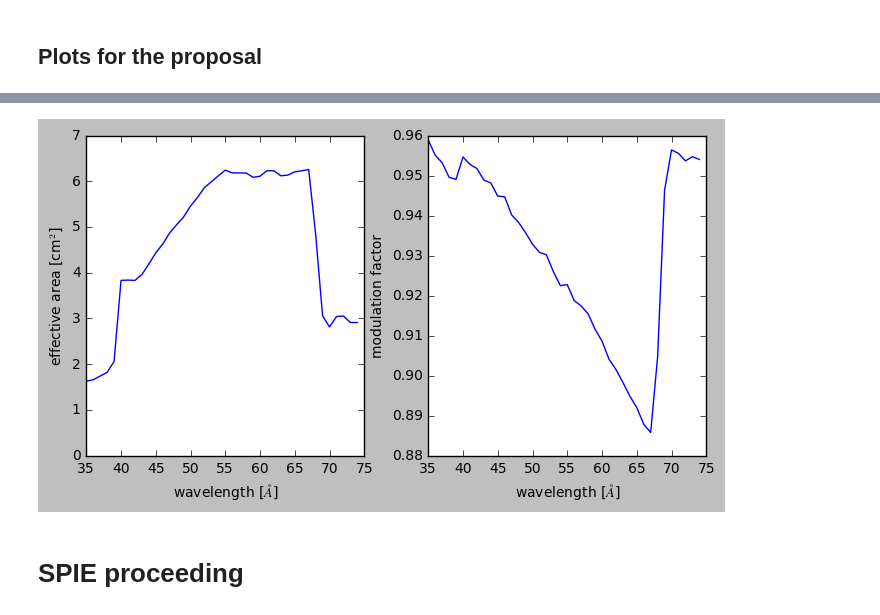
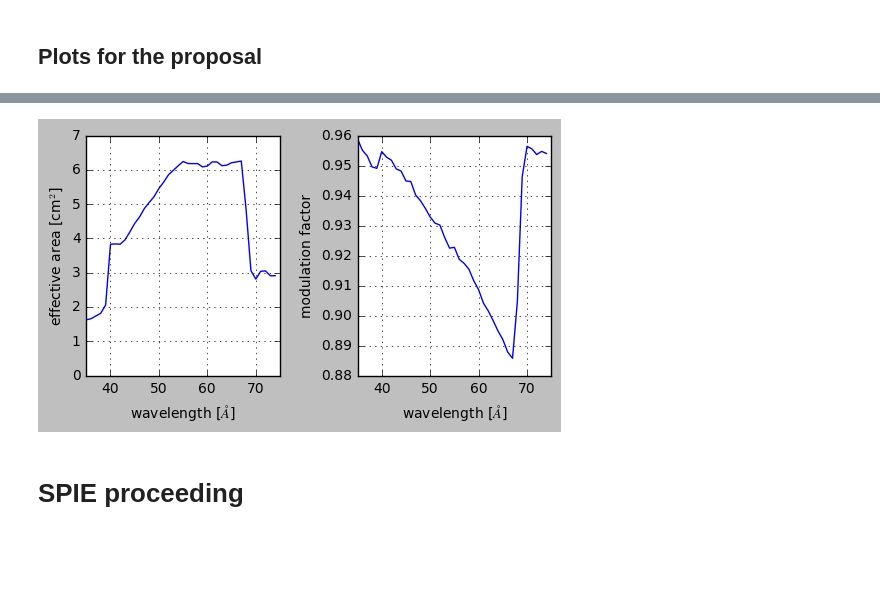
Before and after one commit to X-raypol/ray-trace, a Jupyter notebook: notebooks/REDSoXAeff.ipynb, the cells around one changed output, grey strips where cells are left out. Cells and saved outputs as stored; diff of their text form; code cells hidden in the pictures; blank space fills up the shorter version.

Commit message:
Update colors and SPIE plots

```diff
--- a/notebooks/REDSoXAeff.ipynb
+++ b/notebooks/REDSoXAeff.ipynb
@@ -258,25 +260,29 @@ with plt.style.context(astropy_mpl_style):
 # %%
 point_fixed = Table.read(os.path.join(datadir, 'aeff', 'deep.fits'))
 with plt.style.context('default'):
-    fig = plt.figure(figsize=(8,4))
+    fig = plt.figure(figsize=(6,3))
     ax1 = fig.add_subplot(121)
     for i in [1]:
         ax1.plot(wave, point_fixed[0]['Aeff'][:, 1:].sum(axis=1) * Ageom, label='CCD {}'.format(i))
     # ax1.legend()
     ax1.set_xlabel('wavelength [$\AA$]')
     ax1.set_ylabel('effective area [cm$^2$]')
     ax1.set_xlim([35, 75])
+    ax1.xaxis.set_major_locator( MaxNLocator(nbins=5) )
+    ax1.grid()
 
     ax2 = fig.add_subplot(122)
     ax2.plot(wave, -point_fixed[0]['modulation'][:, 1])
     ax2.set_xlabel('wavelength [$\AA$]')
     ax2.set_ylabel('modulation factor')
     ax2.set_xlim([35, 75])
+    ax2.xaxis.set_major_locator( MaxNLocator(nbins=5) )
+    ax2.grid()
 
-    fig.subplots_adjust(wspace=0.23)
-    fig.savefig(figureout + 'aeff.pdf')
+    fig.subplots_adjust(wspace=0.4)
+    fig.savefig(figureout + 'aeff.pdf', bbox_inches='tight')
 # %% [output]
-[figure, old version]
+[figure, new version]
 # %% [markdown]
 # SPIE proceeding
 # %%
```
Also changed, not shown: parts of 49 cells of this notebook, 5 other files.
